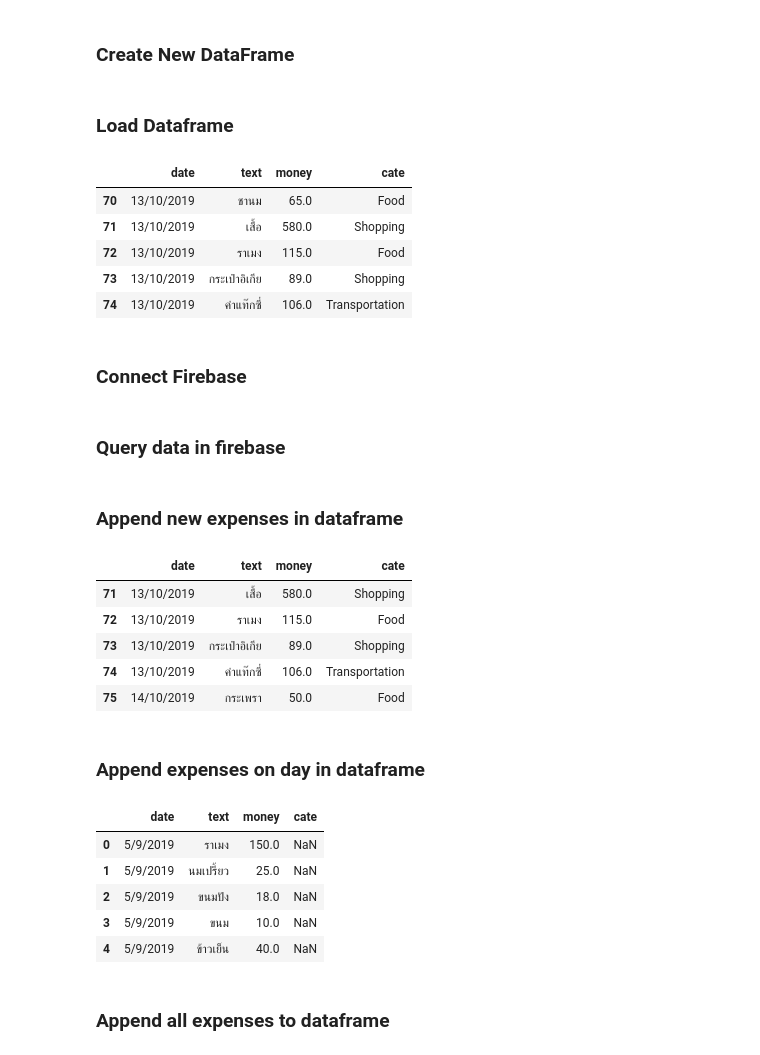
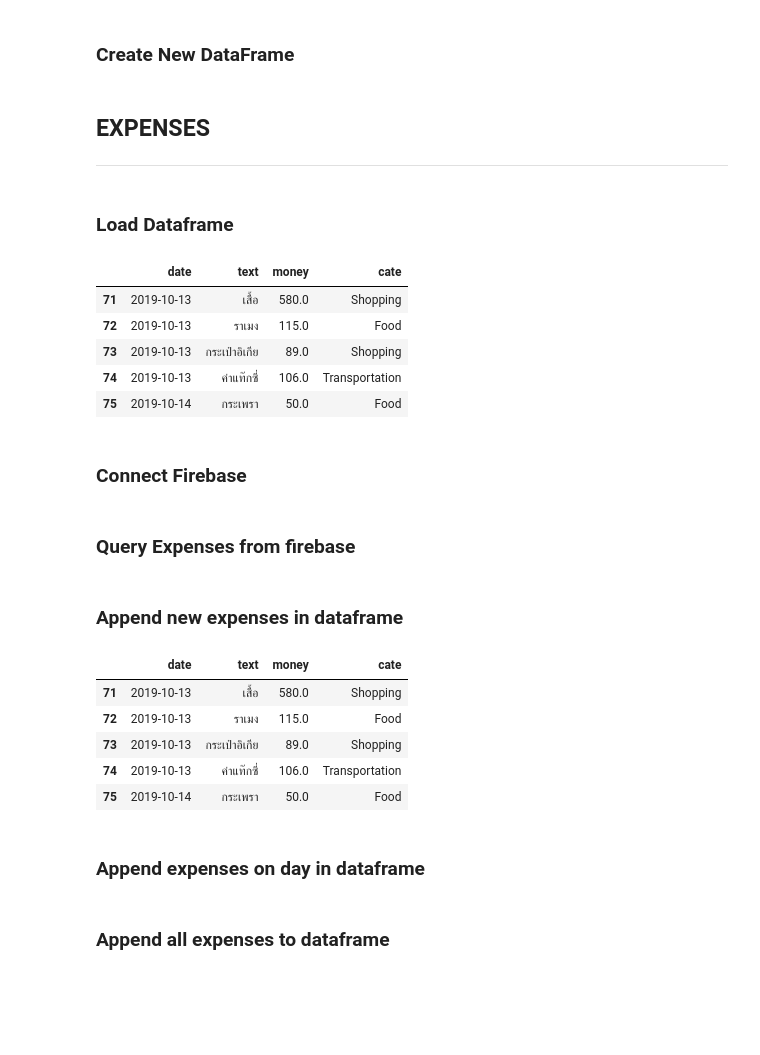
Before and after one commit to jakkritsonsanit/ChatBotExpenses, a Jupyter notebook: CollectData.ipynb, the cells around one changed output. Cells and saved outputs as stored; diff of their text form; code cells hidden in the pictures; blank space fills up the shorter version.

```diff
--- a/CollectData.ipynb
+++ b/CollectData.ipynb
@@ -20,20 +22,23 @@ df = pd.DataFrame({
+# %% [markdown]
+## EXPENSES
+***
 # %% [markdown]
 ### Load Dataframe
 # %%
-df = pd.read_csv('Expenses.csv')
-df.tail()
+dfe = pd.read_csv('Expenses.csv')
+dfe.tail()
 # %% [output]
 |  | date | text | money | cate |
-| 70 | 13/10/2019 | ชานม | 65.0 | Food |
-| 71 | 13/10/2019 | เสื้อ | 580.0 | Shopping |
-| 72 | 13/10/2019 | ราเมง | 115.0 | Food |
-| 73 | 13/10/2019 | กระเป๋าอิเกีย | 89.0 | Shopping |
-| 74 | 13/10/2019 | ค่าแท๊กซี่ | 106.0 | Transportation |
+| 71 | 2019-10-13 | เสื้อ | 580.0 | Shopping |
+| 72 | 2019-10-13 | ราเมง | 115.0 | Food |
+| 73 | 2019-10-13 | กระเป๋าอิเกีย | 89.0 | Shopping |
+| 74 | 2019-10-13 | ค่าแท๊กซี่ | 106.0 | Transportation |
+| 75 | 2019-10-14 | กระเพรา | 50.0 | Food |
 # %% [markdown]
 ### Connect Firebase
 # %%
 authentication = firebase.FirebaseAuthentication('wI4pPnsc1m2Ei7E3Q3drORPWtDBo927IxwBsA6ZH', 'palm8ikaa2@gmail.com', extra={'id': 123})
 firebase = firebase.FirebaseApplication('https://line-bot-chrins.firebaseio.com/', authentication=authentication)
 # %% [markdown]
-### Query data in firebase
+### Query Expenses from firebase
 # %%
@@ -42,35 +47,29 @@ result = firebase.get('/chat', None)
 ### Append new expenses in dataframe
 # %%
 tmp = list()
-old_numlist = len(df)
+old_numlist = len(dfe)
 for k, v in result.items():
     tmp.append(v)
 for i in range(len(tmp)):
     if i >= old_numlist:
-        df = df.append(tmp[i], ignore_index=True)
-df.tail()
+        dfe = dfe.append(tmp[i], ignore_index=True)
+dfe.date = pd.to_datetime(dfe.date)
+dfe.tail()
 # %% [output]
 |  | date | text | money | cate |
-| 71 | 13/10/2019 | เสื้อ | 580.0 | Shopping |
-| 72 | 13/10/2019 | ราเมง | 115.0 | Food |
-| 73 | 13/10/2019 | กระเป๋าอิเกีย | 89.0 | Shopping |
-| 74 | 13/10/2019 | ค่าแท๊กซี่ | 106.0 | Transportation |
-| 75 | 14/10/2019 | กระเพรา | 50.0 | Food |
+| 71 | 2019-10-13 | เสื้อ | 580.0 | Shopping |
+| 72 | 2019-10-13 | ราเมง | 115.0 | Food |
+| 73 | 2019-10-13 | กระเป๋าอิเกีย | 89.0 | Shopping |
+| 74 | 2019-10-13 | ค่าแท๊กซี่ | 106.0 | Transportation |
+| 75 | 2019-10-14 | กระเพรา | 50.0 | Food |
 # %% [markdown]
 ### Append expenses on day in dataframe
 # %%
-for k, v in result.items():
-#     df = df.append(v, ignore_index=True)
-    if v['date'] == '6/9/2019':
-        df = df.append(v, ignore_index=True)
-df.head()
+# for k, v in result.items():
+#     if v['date'] == '6/9/2019':
+#         dfe = dfe.append(v, ignore_index=True)
+# dfe.date = pd.to_datetime(dfe.date)
+# dfe.head()
-# %% [output]
-|  | date | text | money | cate |
-| 0 | 5/9/2019 | ราเมง | 150.0 | NaN |
-| 1 | 5/9/2019 | นมเปรี้ยว | 25.0 | NaN |
-| 2 | 5/9/2019 | ขนมปัง | 18.0 | NaN |
-| 3 | 5/9/2019 | ขนม | 10.0 | NaN |
-| 4 | 5/9/2019 | ข้าวเย็น | 40.0 | NaN |
 # %% [markdown]
 ### Append all expenses to dataframe
 # %%
```
Also changed, not shown: parts of 30 cells of this notebook, 5 other files.
